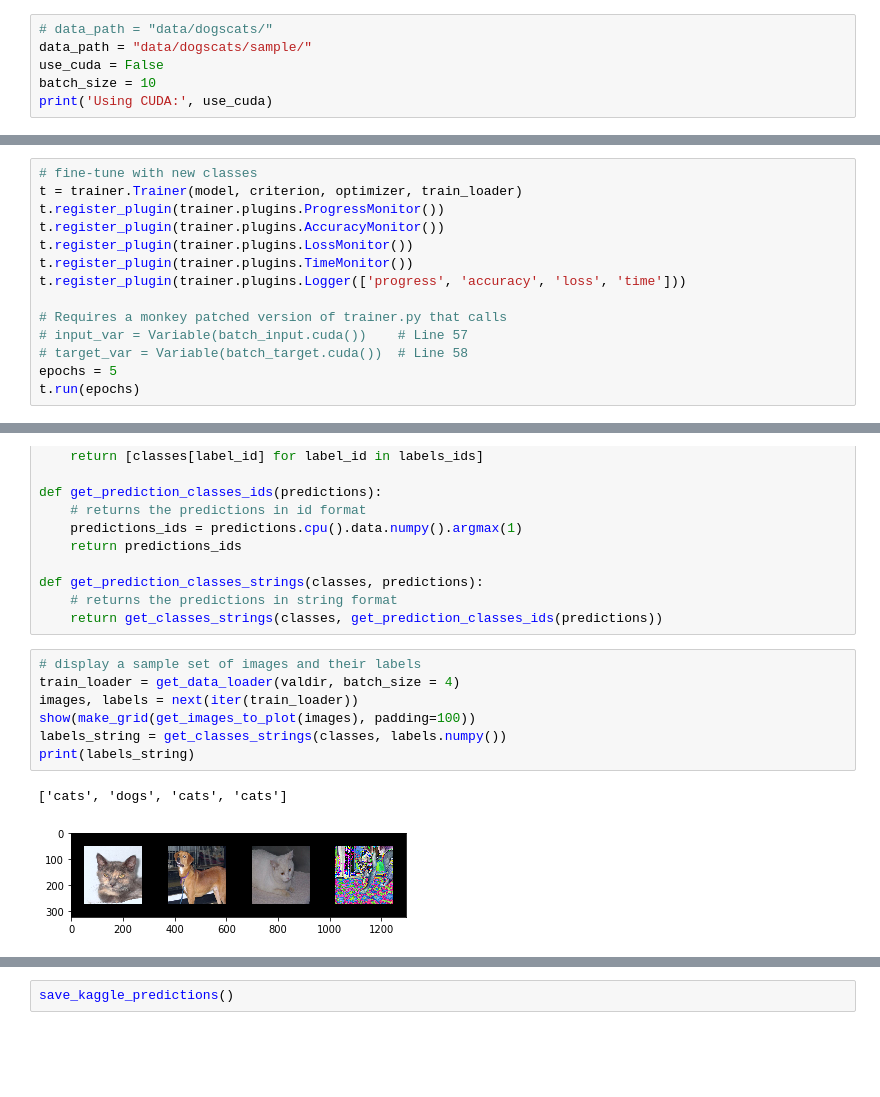
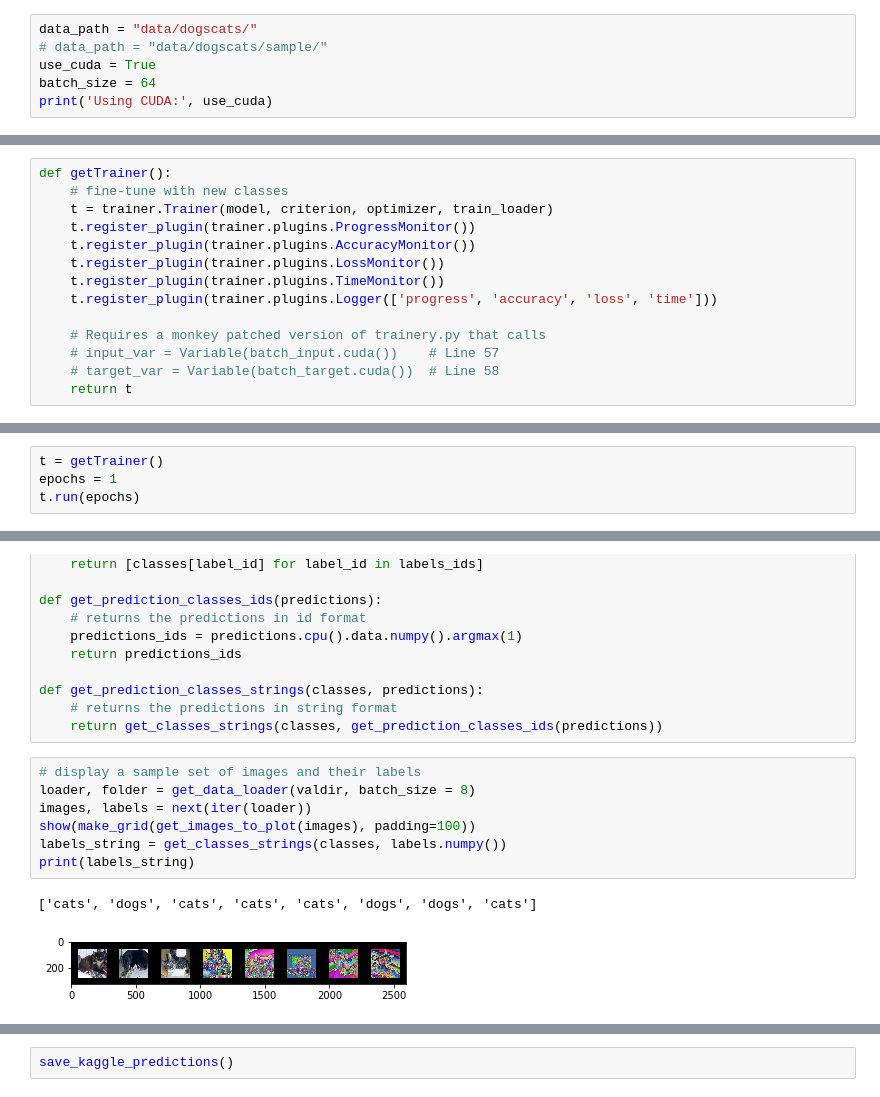
Before and after one commit to recastrodiaz/courses, a Jupyter notebook: deeplearning1/nbs/lesson1-pytorch-resnet-50.ipynb, the cells around one changed output, grey strips where cells are left out. Cells and saved outputs as stored; diff of their text form; blank space fills up the shorter version.

```diff
--- a/deeplearning1/nbs/lesson1-pytorch-resnet-50.ipynb
+++ b/deeplearning1/nbs/lesson1-pytorch-resnet-50.ipynb
@@ -22,9 +22,9 @@ def show(img):
     npimg = img.numpy()
     plt.imshow(np.transpose(npimg, (1,2,0)), interpolation='nearest')
 # %%
-# data_path = "data/dogscats/"
-data_path = "data/dogscats/sample/"
-use_cuda = False
-batch_size = 10
+data_path = "data/dogscats/"
+# data_path = "data/dogscats/sample/"
+use_cuda = True
+batch_size = 64
 print('Using CUDA:', use_cuda)
 # %% [output]
@@ -75,16 +83,16 @@ if(use_cuda):
     criterion.cuda()
 optimizer = optim.SGD(model.fc.parameters(), lr=1e-2, momentum=0.9)
 # %%
-# fine-tune with new classes
-t = trainer.Trainer(model, criterion, optimizer, train_loader)
-t.register_plugin(trainer.plugins.ProgressMonitor())
-t.register_plugin(trainer.plugins.AccuracyMonitor())
-t.register_plugin(trainer.plugins.LossMonitor())
-t.register_plugin(trainer.plugins.TimeMonitor())
-t.register_plugin(trainer.plugins.Logger(['progress', 'accuracy', 'loss', 'time']))
+def getTrainer():
+    # fine-tune with new classes
+    t = trainer.Trainer(model, criterion, optimizer, train_loader)
+    t.register_plugin(trainer.plugins.ProgressMonitor())
+    t.register_plugin(trainer.plugins.AccuracyMonitor())
+    t.register_plugin(trainer.plugins.LossMonitor())
+    t.register_plugin(trainer.plugins.TimeMonitor())
+    t.register_plugin(trainer.plugins.Logger(['progress', 'accuracy', 'loss', 'time']))
 
-# Requires a monkey patched version of trainer.py that calls
-# input_var = Variable(batch_input.cuda())    # Line 57
-# target_var = Variable(batch_target.cuda())  # Line 58
-epochs = 5
-t.run(epochs)
+    # Requires a monkey patched version of trainery.py that calls
+    # input_var = Variable(batch_input.cuda())    # Line 57
+    # target_var = Variable(batch_target.cuda())  # Line 58
+    return t
@@ -108,0 +99,4 @@ accuracy: 87.50%        loss: 0.9668    time: 1149ms
+# %%
+t = getTrainer()
+epochs = 1
+t.run(epochs)
@@ -135,14 +147,14 @@ def get_prediction_classes_strings(classes, predictions):
     return get_classes_strings(classes, get_prediction_classes_ids(predictions))
 # %%
 # display a sample set of images and their labels
-train_loader = get_data_loader(valdir, batch_size = 4)
-images, labels = next(iter(train_loader))
+loader, folder = get_data_loader(valdir, batch_size = 8)
+images, labels = next(iter(loader))
 show(make_grid(get_images_to_plot(images), padding=100))
 labels_string = get_classes_strings(classes, labels.numpy())
 print(labels_string)
 # %% [output]
-['cats', 'dogs', 'cats', 'cats']
+['cats', 'dogs', 'cats', 'cats', 'cats', 'dogs', 'dogs', 'cats']
-[figure, old version]
+[figure, new version]
 # %%
 # display the predictons for the images above
 if use_cuda:
```
Also changed, not shown: parts of 10 cells of this notebook.
